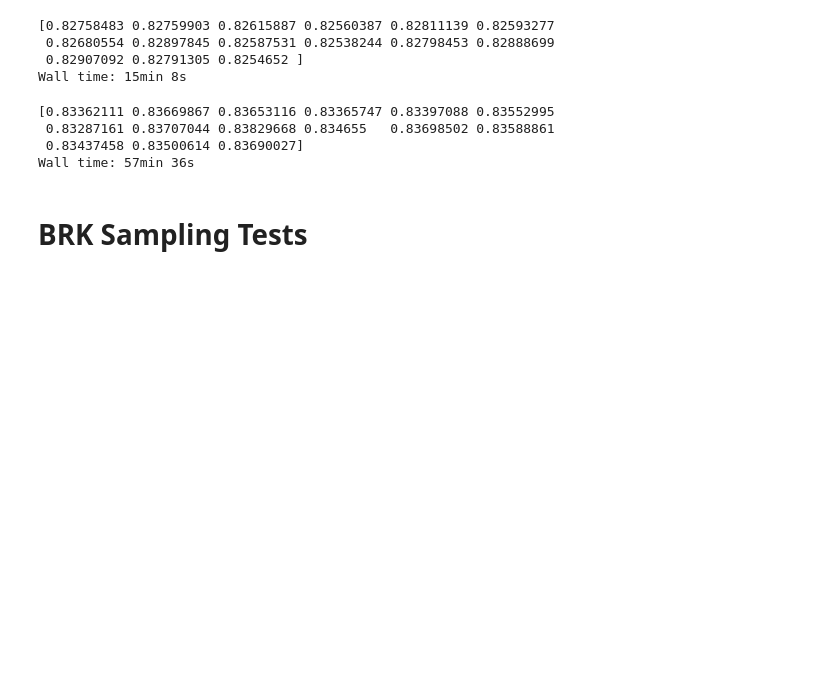
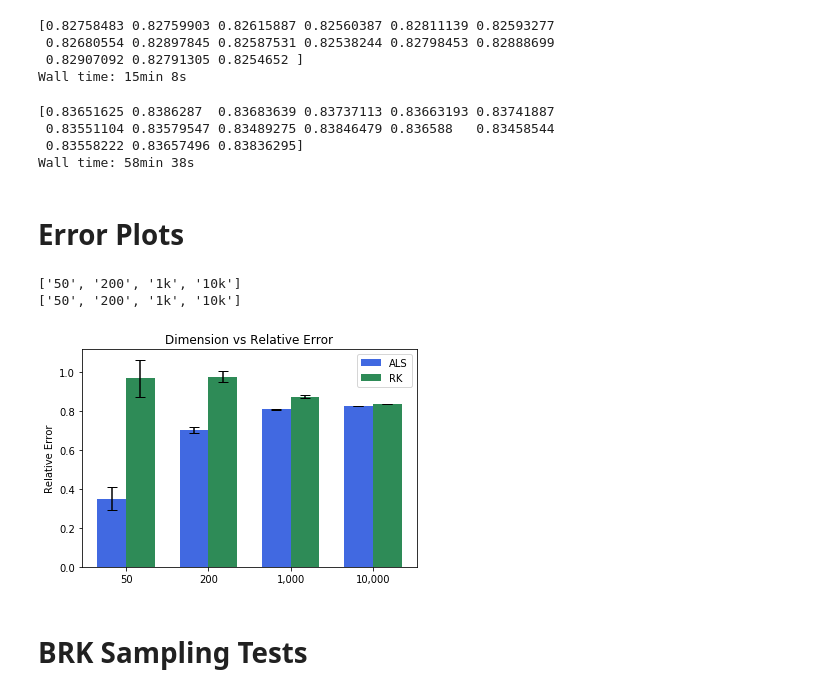
Before and after one commit to chauedwin/mf-algorithms, a Jupyter notebook: algtests.ipynb, the cells around one changed output. Saved outputs shown, nothing was run; the diff lists cells and outputs as text; code cells hidden in the pictures; blank space fills up the shorter version.

```diff
--- a/algtests.ipynb
+++ b/algtests.ipynb
@@ -294,11 +478,11 @@ Wall time: 15min 8s
 # %%
 %%time
-fname = "Errors/drkerr1k.txt"
+fname = "Errors/drkerr10k.txt"
 rkmp(d10k, k = 4, niter = 100, kacziter = 1000, filename = fname, loop = 15, cores = 4)
 drkerr10k = np.asarray(read(fname)[:-1]).astype(float)
 print(drkerr10k)
 # %% [output]
-[0.83362111 0.83669867 0.83653116 0.83365747 0.83397088 0.83552995
- 0.83287161 0.83707044 0.83829668 0.834655   0.83698502 0.83588861
- 0.83437458 0.83500614 0.83690027]
-Wall time: 57min 36s
+[0.83651625 0.8386287  0.83683639 0.83737113 0.83663193 0.83741887
+ 0.83551104 0.83579547 0.83489275 0.83846479 0.836588   0.83458544
+ 0.83558222 0.83657496 0.83836295]
+Wall time: 58min 38s
@@ -305,3 +495,38 @@ Wall time: 57min 36s
+# %% [markdown]
+# Error Plots
+# %%
+datapath = 'Errors/*.txt'
+datafiles = list(glob.glob(datapath))
+alstitle, alserr, alsstd = extracterr("dals", datafiles)
+rktitle, rkerr, rkstd = extracterr("drk", datafiles)
+# %%
+print(alstitle)
+print(rktitle)
+# %% [output]
+['50', '200', '1k', '10k']
+['50', '200', '1k', '10k']
+# %%
+n = len(alserr)
+ind = np.arange(n)  # the x locations for the groups
+width = 0.35       # the width of the bars
+
+fig = plt.figure()
+ax = fig.add_subplot(111)
+rects1 = ax.bar(ind, alserr, width, color='royalblue', yerr=alsstd, capsize=5)
+
+rects2 = ax.bar(ind+width, rkerr, width, color='seagreen', yerr=rkstd, capsize=5)
+
+# add some
+ax.set_ylabel('Relative Error')
+ax.set_title('Dimension vs Relative Error')
+ax.set_xticks(ind + width / 2)
+ax.set_xticklabels( ('50', '200', '1,000', '10,000') )
+
+ax.legend( (rects1[0], rects2[0]), ('ALS', 'RK') )
+
+plt.show()
+# %% [output]
+[figure, added]
 # %% [markdown]
 # BRK Sampling Tests
 # %%
```
Also changed, not shown: parts of 48 cells of this notebook.
